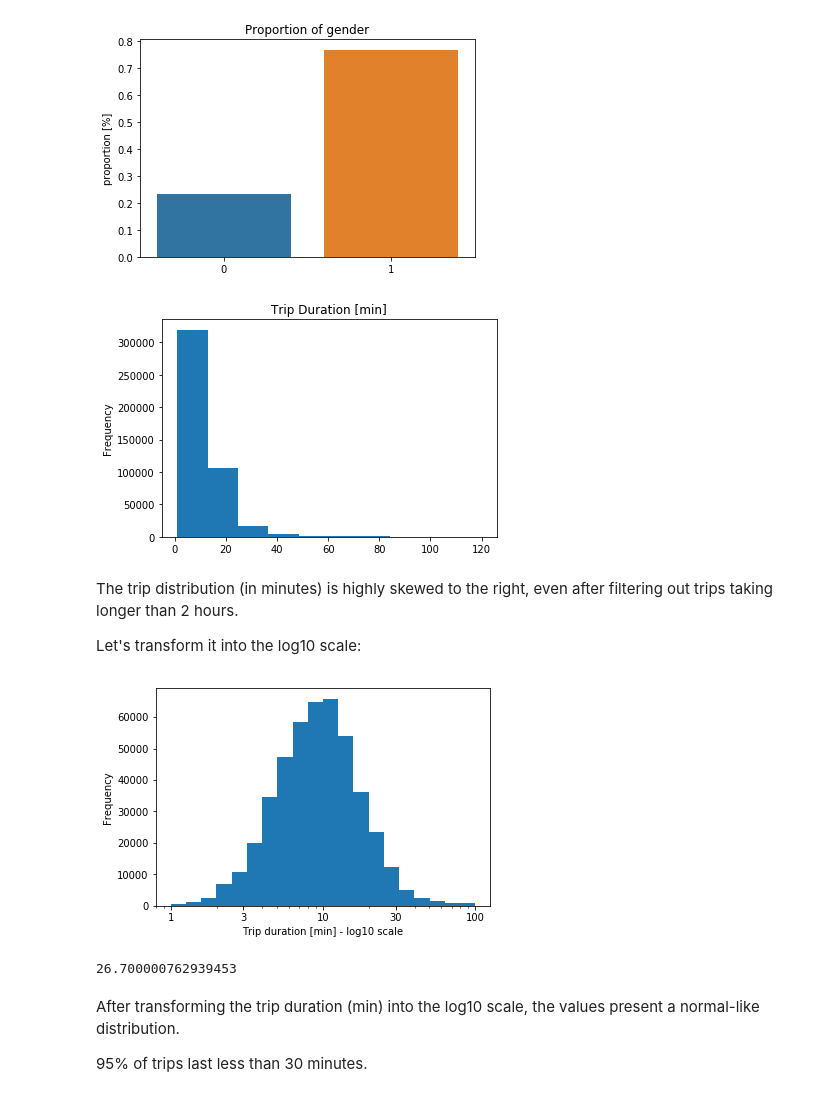
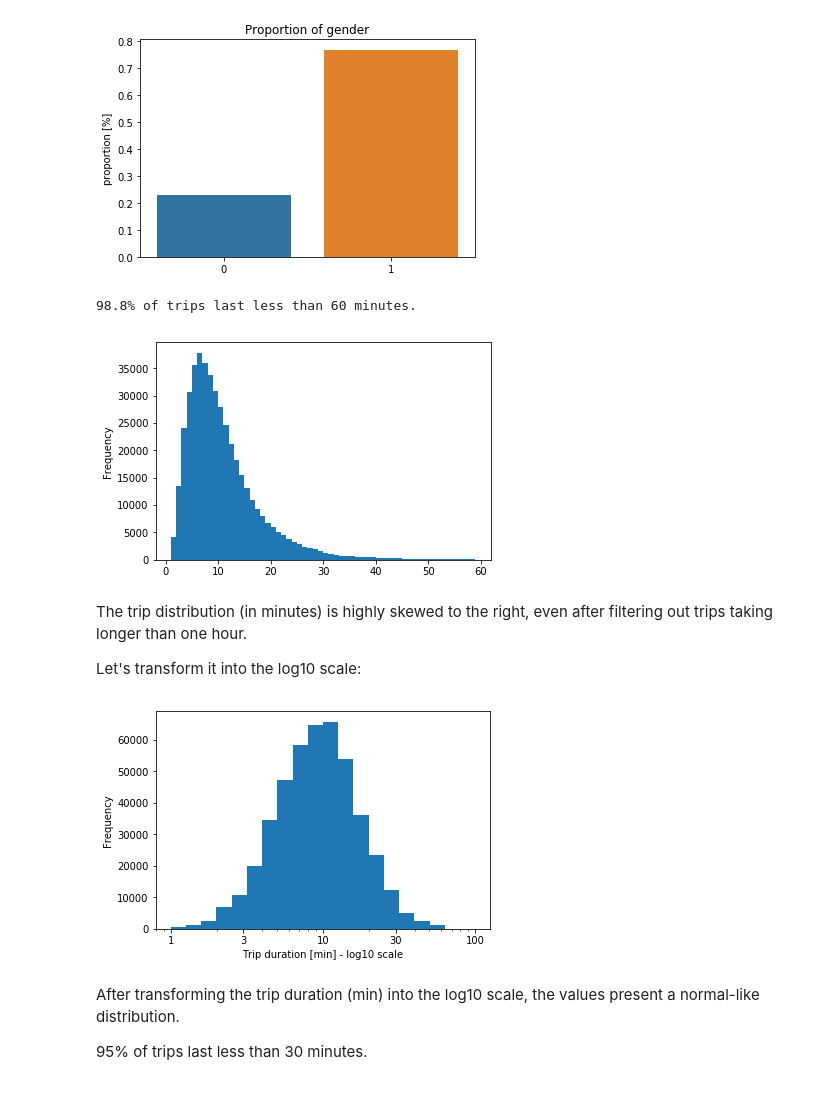
Before and after one commit to marcellovictorino/DAND_5_DataViz, a Jupyter notebook: 2_Project_ FordGoBike/1_EDA.ipynb, the cells around one changed output. Drawn from its saved outputs; the diff is of its cells as text; code cells hidden in the pictures.

```diff
--- a/2_Project_ FordGoBike/1_EDA.ipynb
+++ b/2_Project_ FordGoBike/1_EDA.ipynb
@@ -163,6 +163,6 @@ Name: user_age, dtype: int64
 # %% [markdown]
 Since there are only few records for trips taken by users older than 100 years old, let's go ahead and remove such observations:
 # %%
-df = df.query('user_age <= 100')
+df.drop(df.query('user_age > 100').index, inplace=True)
 # %%
 # Trip Duration: investigating extreme values
@@ -181,7 +191,7 @@ sns.distplot(df.query('duration_min >60 & duration_min<420').duration_min);
 # %% [markdown]
 Finally, let's use the datetime variable as the index, allowing us to make use of the powerful time-series functions provided by Pandas:
 # %%
-df.set_index(df.start_time, inplace=True)
+# df.set_index(df.start_time, inplace=True)
 # %%
 df.sort_index(inplace=True)
 df.head()
@@ -217,29 +223,33 @@ proportion_categorical('subscriber')
 proportion_categorical('gender')
 # %% [output]
 [figure]
+# %%
+# Proportion of trips lasting under 60 minutes
+proportion_under60 = df.query('duration_min <= 60').count()[0]/len(df)
+print(f'{proportion_under60:.1%} of trips last less than 60 minutes.')
+# %% [output]
+98.8% of trips last less than 60 minutes.
 # %%
-df.query('duration_min <= 120').duration_min.plot(kind='hist', title='Trip Duration [min]');
+df.query('duration_min <= 60').duration_min.plot(kind='hist', bins=range(1,60,1));
 # %% [output]
-[figure, old version]
+[figure, new version]
 # %% [markdown]
-The trip distribution (in minutes) is highly skewed to the right, even after filtering out trips taking longer than 2 hours.
+The trip distribution (in minutes) is highly skewed to the right, even after filtering out trips taking longer than one hour.
 
 Let's transform it into the log10 scale:
 # %%
 log_bins = 10 ** np.arange(0, 2+0.1, 0.1)
 
-df.query('duration_min <= 120').duration_min.plot(kind='hist', bins=log_bins);
+df.query('duration_min <= 60').duration_min.plot(kind='hist', bins=log_bins);
 plt.xscale('log')
 log_ticks = [1, 3, 10, 30, 100]
 plt.xticks(log_ticks, log_ticks)
 plt.xlabel('Trip duration [min] - log10 scale');
 # %% [output]
-[figure, old version]
+[figure, new version]
 # %%
 df.duration_min.describe()
 df.duration_min.quantile(0.95)
-# %% [output]
-26.700000762939453
 # %% [markdown]
 After transforming the trip duration (min) into the log10 scale, the values present a normal-like distribution.
 
```
Also changed, not shown: parts of 6 cells of this notebook.
